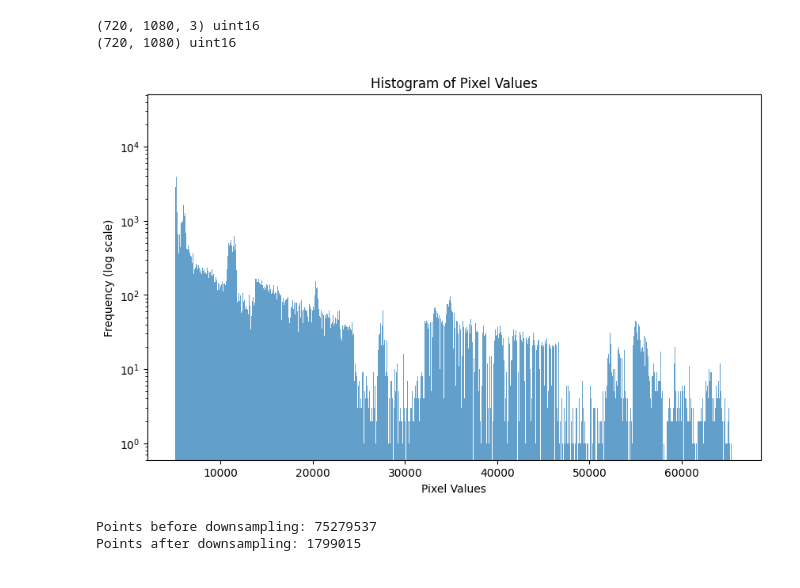
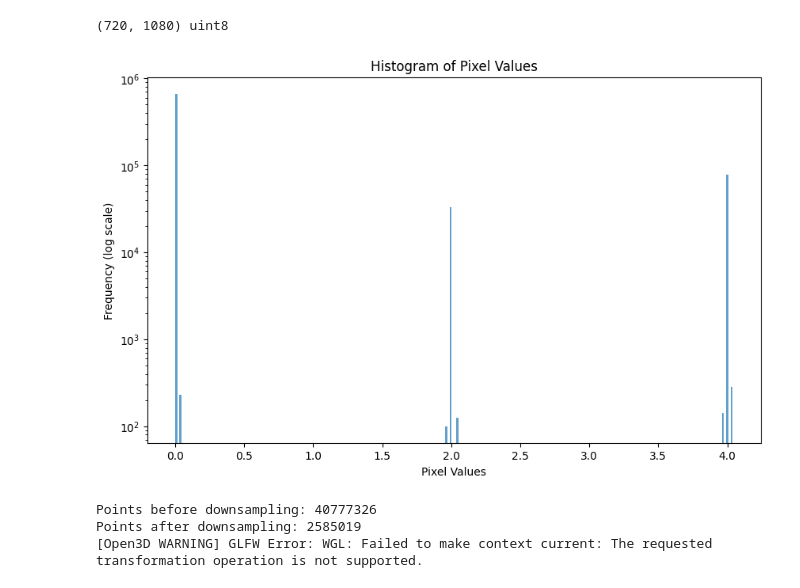
Before and after one commit to Crask21/eirt2025, a Jupyter notebook: notebooks/depth_map.ipynb, the cells around one changed output. Saved outputs shown, nothing was run; the diff lists cells and outputs as text; code cells hidden in the pictures.

Commit message:
depth_map push

```diff
--- a/notebooks/depth_map.ipynb
+++ b/notebooks/depth_map.ipynb
@@ -263,28 +264,34 @@ img = load_depth_map(os.path.join(dataPath, "depth", "Image0007.png"))
 # %%
 import cv2
 image = cv2.imread(os.path.join(dataPath, "depth", "Image0007.png"), cv2.IMREAD_UNCHANGED)
+image = cv2.imread(os.path.join("E:\\datasets\\eirt_output\\stationary_batch02\\mask_raw", "Image0003.jpg"), cv2.IMREAD_UNCHANGED)
 print(image.shape, image.dtype)
 
 from matplotlib import pyplot as plt
-gray_image = cv2.cvtColor(image, cv2.COLOR_BGR2GRAY)
-print(gray_image.shape, gray_image.dtype)
+# gray_image = cv2.cvtColor(image, cv2.COLOR_BGR2GRAY)
 
+# print(gray_image.shape, gray_image.dtype)
+image = image / 255*10
 plt.figure(figsize=(10, 6))
-plt.hist(gray_image.flatten(), bins=10000, alpha=0.7)
+plt.hist(image.flatten(), bins=256, alpha=0.7)
 plt.xlabel('Pixel Values')
 plt.ylabel('Frequency (log scale)')
 plt.title('Histogram of Pixel Values')
 plt.yscale('log')
 plt.show()
 # %% [output]
-(720, 1080, 3) uint16
-(720, 1080) uint16
+(720, 1080) uint8
-[figure, old version]
+[figure, new version]
 # %%
-dataPath = "E:\\datasets\\eirt_output\\stationary_batch01"
+dataPath = "E:\\datasets\\eirt_output\\stationary_batch02"
+
+import os
+import numpy as np
+from tqdm import tqdm
+
 depth_dir = os.path.join(dataPath, "depth")
 rgb_dir = os.path.join(dataPath, "rgb")
-mask_dir = os.path.join(dataPath, "mask")
+mask_dir = os.path.join(dataPath, "mask_raw")
 
 
 
@@ -358,10 +365,29 @@ if show_frames:
 
     frame_list = [coordinate_frame, coordinate_frame_camera]
 
-for i in range(1, 100):
+for i in range(1, 60):
     img = load_depth_map(os.path.join(depth_dir, f"Image{i:04d}.png"))
     mask_img = cv2.imread(os.path.join(mask_dir, f"Image{i:04d}.jpg"), cv2.IMREAD_GRAYSCALE)
-    pcd = depth_map_to_point_cloud(img, mask_img,
+    mask_img = mask_img / 255*10
+    # create a 3-channel color mask for visualization, keep numeric mask_img for processing
+    mask_color = np.zeros((mask_img.shape[0], mask_img.shape[1], 3), dtype=np.uint8)
+
+    # BGR colors
+    green = (0, 255, 0)
+    turquoise = (208, 224, 64)
+    yellow = (0, 220, 250)
+
+    m_green = (mask_img >= 1.9) & (mask_img <= 2.1)
+    m_turq = (mask_img >= 5.9) & (mask_img <= 6.1)
+    m_yellow = (mask_img >= 3.9) & (mask_img <= 4.1)
+
+    mask_color[m_green] = green
+    mask_color[m_turq] = turquoise
+    mask_color[m_yellow] = yellow
+
+    # color copy for display/saving
+    mask_img_color = mask_color
+    pcd = depth_map_to_point_cloud(img, mask_img_color,
                              max_depth=10.0,
                              fov_horizontal=39.6, fov_vertical=39.6, z_scale= scale)
     apply_transformation(pcd,
@@ -399,8 +425,9 @@ else:
                                 window_name="Point Cloud",
                                 point_show_normal=False)
 # %% [output]
-Points before downsampling: 75279537
-Points after downsampling: 1799015
+Points before downsampling: 40777326
+Points after downsampling: 2585019
+[Open3D WARNING] GLFW Error: WGL: Failed to make context current: The requested transformation operation is not supported.
 # %%
 img = load_depth_map(os.path.join(dataPath, "depth", f"Image0000.png"))
 pcd = depth_map_to_point_cloud(img,
```
Also changed, not shown: parts of 6 cells of this notebook.
